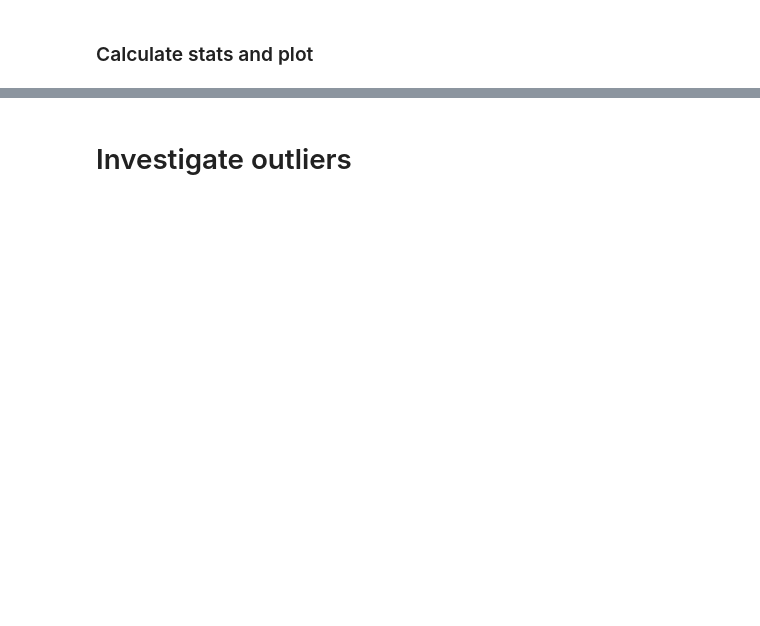
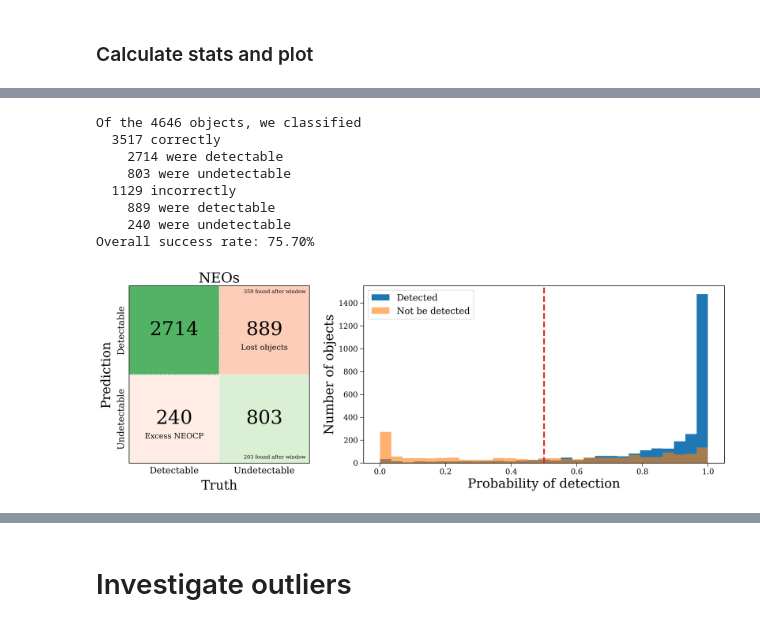
Before and after one commit to dirac-institute/hybrid_sso_catalogue, a Jupyter notebook: lsst_detection_probability/Predict misses.ipynb, the cells around one changed output, grey strips where cells are left out. Saved outputs shown, nothing was run; the diff lists cells and outputs as text; code cells hidden in the pictures; blank space fills up the shorter version.

```diff
--- a/lsst_detection_probability/Predict misses.ipynb
+++ b/lsst_detection_probability/Predict misses.ipynb
@@ -173,5 +103,9 @@ neo_det_window.astype(int).sum() / len(neo_det_window)
 # %%
-def assess_algorithm_results(probs, hex_ids, det_window, det_ever, threshold=0.5, include_absolutes=True):
+def assess_algorithm_results(probs, hex_ids, det_window, det_ever,
+                             threshold=0.5, include_absolutes=True, obj_type="neo",
+                             log=None, bin_count=50):
+    if log is None:
+        log = True if obj_type == "mba" else False
     correct_detectable = len(probs[(probs >= threshold) & det_window])
     correct_undetectable = len(probs[(probs < threshold) & ~det_window])
     incorrect_detectable = len(probs[(probs >= threshold) & ~det_window])
@@ -195,9 +129,9 @@ def assess_algorithm_results(probs, hex_ids, det_window, det_ever, threshold=0.5
     print(f"Overall success rate: {100 * (correct_detectable + correct_undetectable) / len(probs):1.2f}%")
 
 
-    fig, axes = plt.subplots(1, 2, figsize=(18, 6), gridspec_kw={'width_ratios': [1, 2]})
+    fig, axes = plt.subplots(1, 2, figsize=(20, 6), gridspec_kw={'width_ratios': [1, 2]})
 
-    axes[0].set_title(f"NEOs", fontsize=1.1*fs)
+    axes[0].set_title(f"{obj_type.upper()}s", fontsize=1.1*fs)
 
     axes[0].axvline(0.5, color="white", linestyle="dotted")
     axes[0].axhline(0.5, color="white", linestyle="dotted")
@@ -231,11 +165,11 @@ def assess_algorithm_results(probs, hex_ids, det_window, det_ever, threshold=0.5
     axes[0].set_xlim(0, 1)
     axes[0].set_ylim(0, 1)
 
-    bins = np.linspace(0, 1, 50)
+    bins = np.linspace(0, 1, bin_count)
 
     if include_absolutes:
-        axes[1].hist(probs[det_window], label="Detected", bins=bins)
-        axes[1].hist(probs[~det_window], alpha=0.6, label="Not be detected", bins=bins)
+        axes[1].hist(probs[det_window], label="Detected", bins=bins, log=log)
+        axes[1].hist(probs[~det_window], alpha=0.6, label="Not be detected", bins=bins, log=log)
     else:
         axes[1].hist(probs[det_window & (probs != 1.0) & (probs != 0.0)], label="Detected", bins=bins)
         axes[1].hist(probs[~det_window & (probs != 1.0) & (probs != 0.0)], alpha=0.6, label="Not be detected", bins=bins)
@@ -265,0 +233,12 @@ Overall success rate: 73.28%
+# %%
+assess_algorithm_results(*neo_results, threshold=0.5, obj_type="neo", bin_count=30)
+# %% [output]
+Of the 4646 objects, we classified
+  3517 correctly
+    2714 were detectable
+    803 were undetectable
+  1129 incorrectly
+    889 were detectable
+    240 were undetectable
+Overall success rate: 75.70%
+[figure, added]
```
Also changed, not shown: parts of 44 cells of this notebook, 1 other file.
